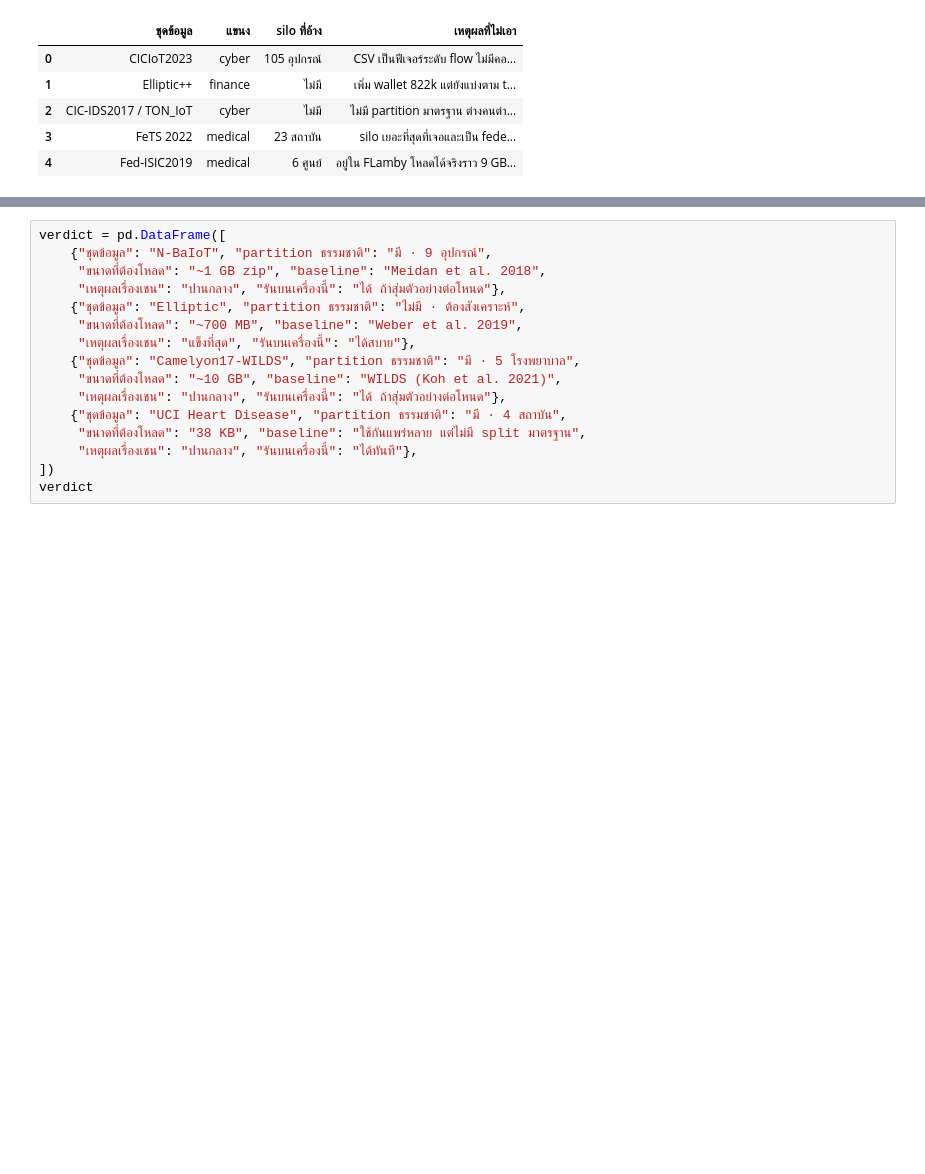
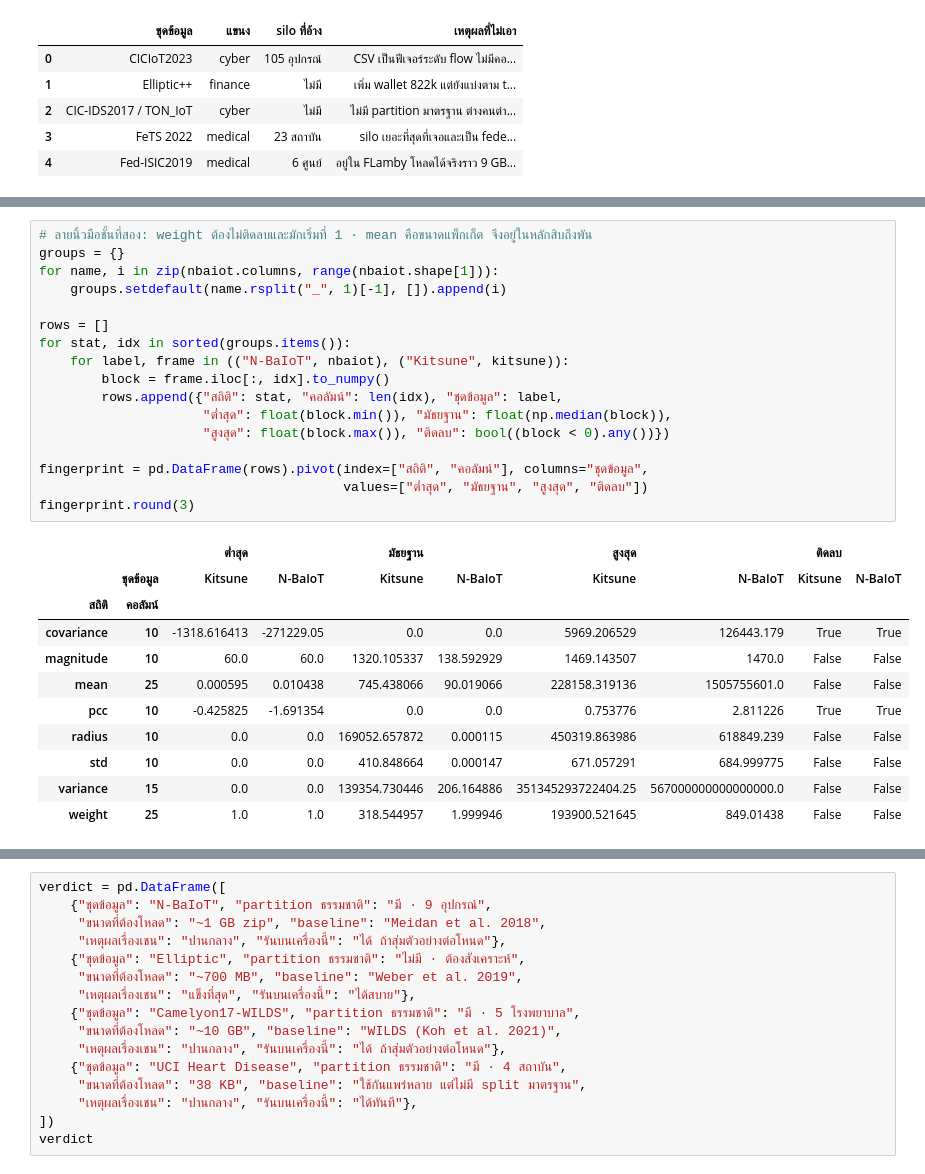
Before and after one commit to farlos3/Blockchain-Based-Swarm-Learning, a Jupyter notebook: poc/Finding Dataset/Explore.ipynb, the cells around one changed output, grey strips where cells are left out. Drawn from its saved outputs; the diff is of its cells as text; blank space fills up the shorter version.

```diff
--- a/poc/Finding Dataset/Explore.ipynb
+++ b/poc/Finding Dataset/Explore.ipynb
@@ -1072,0 +1200,29 @@ rejected
+# %%
+# ลายนิ้วมือชั้นที่สอง: weight ต้องไม่ติดลบและมักเริ่มที่ 1 · mean คือขนาดแพ็กเก็ต จึงอยู่ในหลักสิบถึงพัน
+groups = {}
+for name, i in zip(nbaiot.columns, range(nbaiot.shape[1])):
+    groups.setdefault(name.rsplit("_", 1)[-1], []).append(i)
+
+rows = []
+for stat, idx in sorted(groups.items()):
+    for label, frame in (("N-BaIoT", nbaiot), ("Kitsune", kitsune)):
+        block = frame.iloc[:, idx].to_numpy()
+        rows.append({"สถิติ": stat, "คอลัมน์": len(idx), "ชุดข้อมูล": label,
+                     "ต่ำสุด": float(block.min()), "มัธยฐาน": float(np.median(block)),
+                     "สูงสุด": float(block.max()), "ติดลบ": bool((block < 0).any())})
+
+fingerprint = pd.DataFrame(rows).pivot(index=["สถิติ", "คอลัมน์"], columns="ชุดข้อมูล",
+                                       values=["ต่ำสุด", "มัธยฐาน", "สูงสุด", "ติดลบ"])
+fingerprint.round(3)
+# %% [output]
+|  |  | ต่ำสุด |  | มัธยฐาน |  | สูงสุด |  | ติดลบ |  |
+|  | ชุดข้อมูล | Kitsune | N-BaIoT | Kitsune | N-BaIoT | Kitsune | N-BaIoT | Kitsune | N-BaIoT |
+| สถิติ | คอลัมน์ |  |  |  |  |  |  |  |  |
+| covariance | 10 | -1318.616413 | -271229.05 | 0.0 | 0.0 | 5969.206529 | 126443.179 | True | True |
+| magnitude | 10 | 60.0 | 60.0 | 1320.105337 | 138.592929 | 1469.143507 | 1470.0 | False | False |
+| mean | 25 | 0.000595 | 0.010438 | 745.438066 | 90.019066 | 228158.319136 | 1505755601.0 | False | False |
+| pcc | 10 | -0.425825 | -1.691354 | 0.0 | 0.0 | 0.753776 | 2.811226 | True | True |
+| radius | 10 | 0.0 | 0.0 | 169052.657872 | 0.000115 | 450319.863986 | 618849.239 | False | False |
+| std | 10 | 0.0 | 0.0 | 410.848664 | 0.000147 | 671.057291 | 684.999775 | False | False |
+| variance | 15 | 0.0 | 0.0 | 139354.730446 | 206.164886 | 351345293722404.25 | 567000000000000000.0 | False | False |
+| weight | 25 | 1.0 | 1.0 | 318.544957 | 1.999946 | 193900.521645 | 849.01438 | False | False |
```
Also changed, not shown: parts of 14 cells of this notebook.
